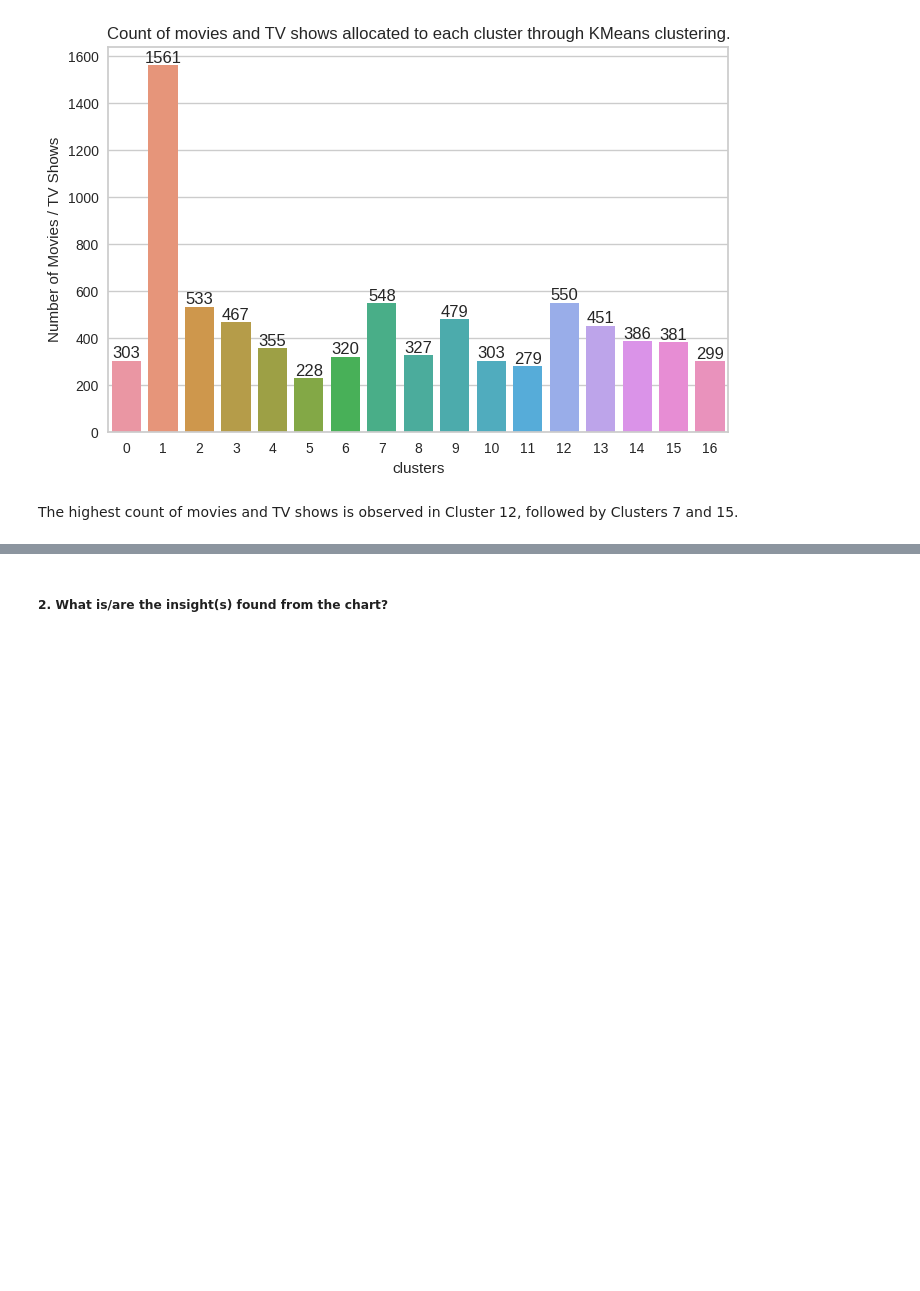
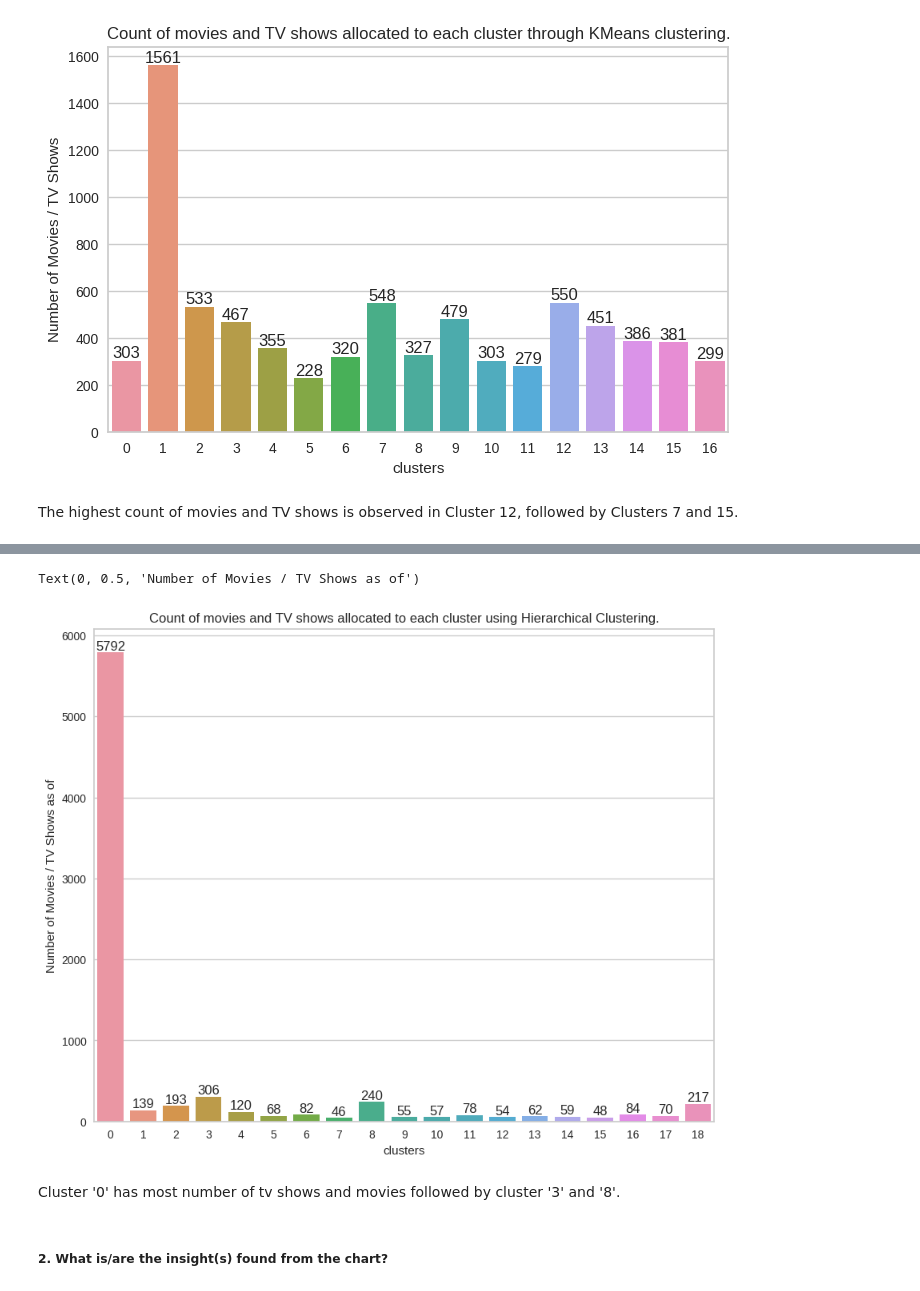
Before and after one commit to KiranKokateGitHub/Netflix-Movies-and-TV-Shows-Clustering_UnsupervisedML, a Jupyter notebook: Kiran_unsupervisedML.ipynb, the cells around one changed output, grey strips where cells are left out. Saved outputs shown, nothing was run; the diff lists cells and outputs as text; code cells hidden in the pictures; blank space fills up the shorter version.

```diff
--- a/Kiran_unsupervisedML.ipynb
+++ b/Kiran_unsupervisedML.ipynb
@@ -1835,0 +1982,14 @@ The highest count of movies and TV shows is observed in Cluster 12, followed by
+# %%
+# Assign movies and TV shows to their respective clusters.
+
+# Copy  the dataset
+hie_clu_df = nfdf.copy()
+
+# Removing non-original features from the dataset.
+hie_clu_df.drop(columns={'des_len','con_des', 'punc_%', 'no_sw_pun_des',
+                        'cl_des', 'tok_des', 'lem_des',
+                        'fi_des', 'fi_des_len'}, axis=1, inplace=True)
+
+# Allocate movies and TV shows to their corresponding clusters.
+hie_clu_df['cluster'] = hie_clu_mod.labels_
+hie_clu_df.head(6)
@@ -1836,3 +2004,21 @@ The highest count of movies and TV shows is observed in Cluster 12, followed by
+# %%
+# Determining the count of movies and TV shows assigned to each cluster.
+
+# Construct a dataframe displaying the count of movies and TV shows in each cluster.
+nu_datapoint_in_clu = hie_clu_df['cluster'].value_counts().reset_index()
+
+# Plot the bar graph
+plt.figure(figsize=(10,8))
+ax = sns.barplot(x= nu_datapoint_in_clu['index'], y= nu_datapoint_in_clu['cluster'])
+ax.bar_label(ax.containers[0])
+ax.set_title("Count of movies and TV shows allocated to each cluster using Hierarchical Clustering.")
+ax.set_xlabel("clusters")
+ax.set_ylabel("Number of Movies / TV Shows as of")
+# %% [output]
+Text(0, 0.5, 'Number of Movies / TV Shows as of')
+[figure, added]
+# %% [markdown]
+Cluster '0' has most number of tv shows and movies followed by cluster '3' and '8'.
 # %% [markdown]
 ##### 2. What is/are the insight(s) found from the chart?
 # %% [markdown]
```
Also changed, not shown: parts of 12 cells of this notebook.
